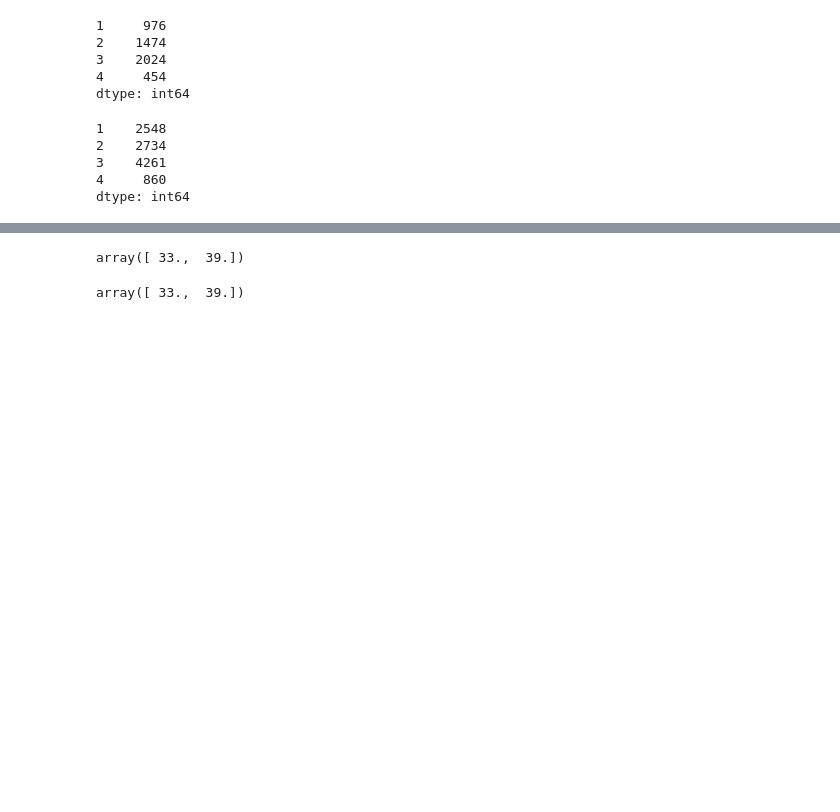
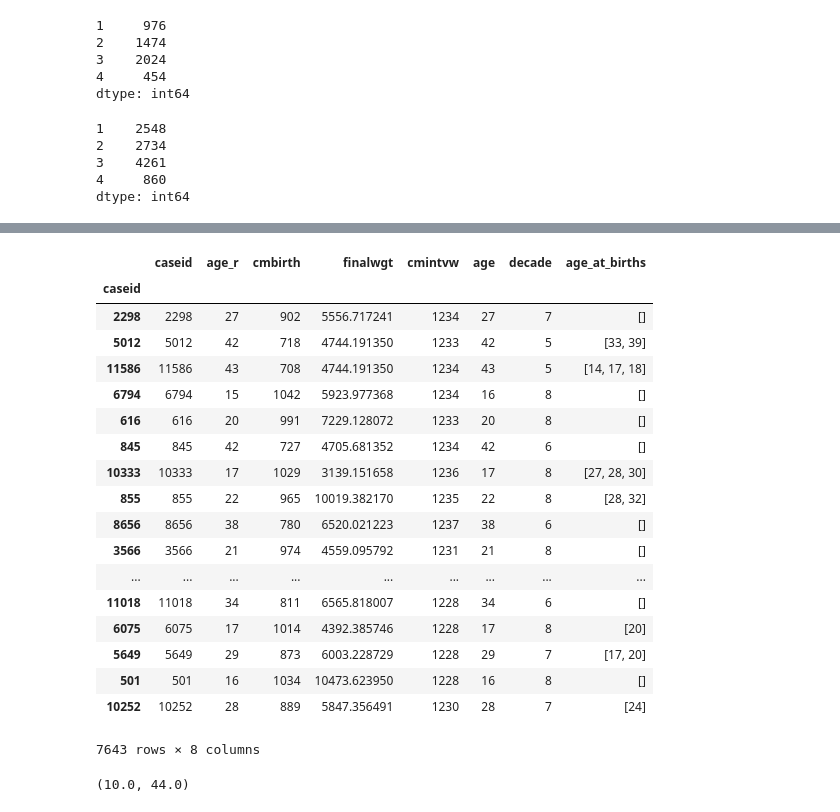
Before and after one commit to AllenDowney/GssReligion, a Jupyter notebook: nsfg.ipynb, the cells around one changed output, grey strips where cells are left out. Drawn from its saved outputs; the diff is of its cells as text; code cells hidden in the pictures; blank space fills up the shorter version.

```diff
--- a/nsfg.ipynb
+++ b/nsfg.ipynb
@@ -79,4 +103,0 @@ applied = grouped.apply(lambda x: x.age_at_birth.values)
-# %%
-applied[1]
-# %% [output]
-array([ 33.,  39.])
@@ -85,4 +103,0 @@ resp['age_at_births'] = applied
-# %%
-resp.age_at_births[1]
-# %% [output]
-array([ 33.,  39.])
@@ -89,3 +106,43 @@ array([ 33.,  39.])
+# %%
+resp.index = resp.caseid
+resp
+# %% [output]
+|  | caseid | age_r | cmbirth | finalwgt | cmintvw | age | decade | age_at_births |
+| caseid |  |  |  |  |  |  |  |  |
+| 2298 | 2298 | 27 | 902 | 5556.717241 | 1234 | 27 | 7 | [] |
+| 5012 | 5012 | 42 | 718 | 4744.191350 | 1233 | 42 | 5 | [33, 39] |
+| 11586 | 11586 | 43 | 708 | 4744.191350 | 1234 | 43 | 5 | [14, 17, 18] |
+| 6794 | 6794 | 15 | 1042 | 5923.977368 | 1234 | 16 | 8 | [] |
+| 616 | 616 | 20 | 991 | 7229.128072 | 1233 | 20 | 8 | [] |
+| 845 | 845 | 42 | 727 | 4705.681352 | 1234 | 42 | 6 | [] |
+| 10333 | 10333 | 17 | 1029 | 3139.151658 | 1236 | 17 | 8 | [27, 28, 30] |
+| 855 | 855 | 22 | 965 | 10019.382170 | 1235 | 22 | 8 | [28, 32] |
+| 8656 | 8656 | 38 | 780 | 6520.021223 | 1237 | 38 | 6 | [] |
+| 3566 | 3566 | 21 | 974 | 4559.095792 | 1231 | 21 | 8 | [] |
+| ... | ... | ... | ... | ... | ... | ... | ... | ... |
+| 11018 | 11018 | 34 | 811 | 6565.818007 | 1228 | 34 | 6 | [] |
+| 6075 | 6075 | 17 | 1014 | 4392.385746 | 1228 | 17 | 8 | [20] |
+| 5649 | 5649 | 29 | 873 | 6003.228729 | 1228 | 29 | 7 | [17, 20] |
+| 501 | 501 | 16 | 1034 | 10473.623950 | 1228 | 16 | 8 | [] |
+| 10252 | 10252 | 28 | 889 | 5847.356491 | 1230 | 28 | 7 | [24] |
+7643 rows × 8 columns
+# %%
+live = preg[preg.outcome==1]
+live['age_at_birth'] = (preg.cmintfin - preg.cmbirth) // 12
+live.dropna(subset=['age_at_birth'], inplace=True)
+
+grouped = live[['caseid', 'age_at_birth']].groupby('caseid')
+applied = grouped.apply(lambda x: x.age_at_birth.values.astype(int))
+
+resp['age_at_births'] = applied
+
+fillers = pandas.Series([[]] * len(resp), index=resp.index, dtype='object')
+resp.age_at_births.fillna(fillers, inplace=True)
+ages = np.concatenate(resp.age_at_births.values)
+low, high = min(ages), max(ages)
+low, high
+# %% [output]
+(10.0, 44.0)
 # %%
 def process_female(resp, preg):
     live = preg[preg.outcome==1]
```
Also changed, not shown: parts of 27 cells of this notebook, 1 other file.
